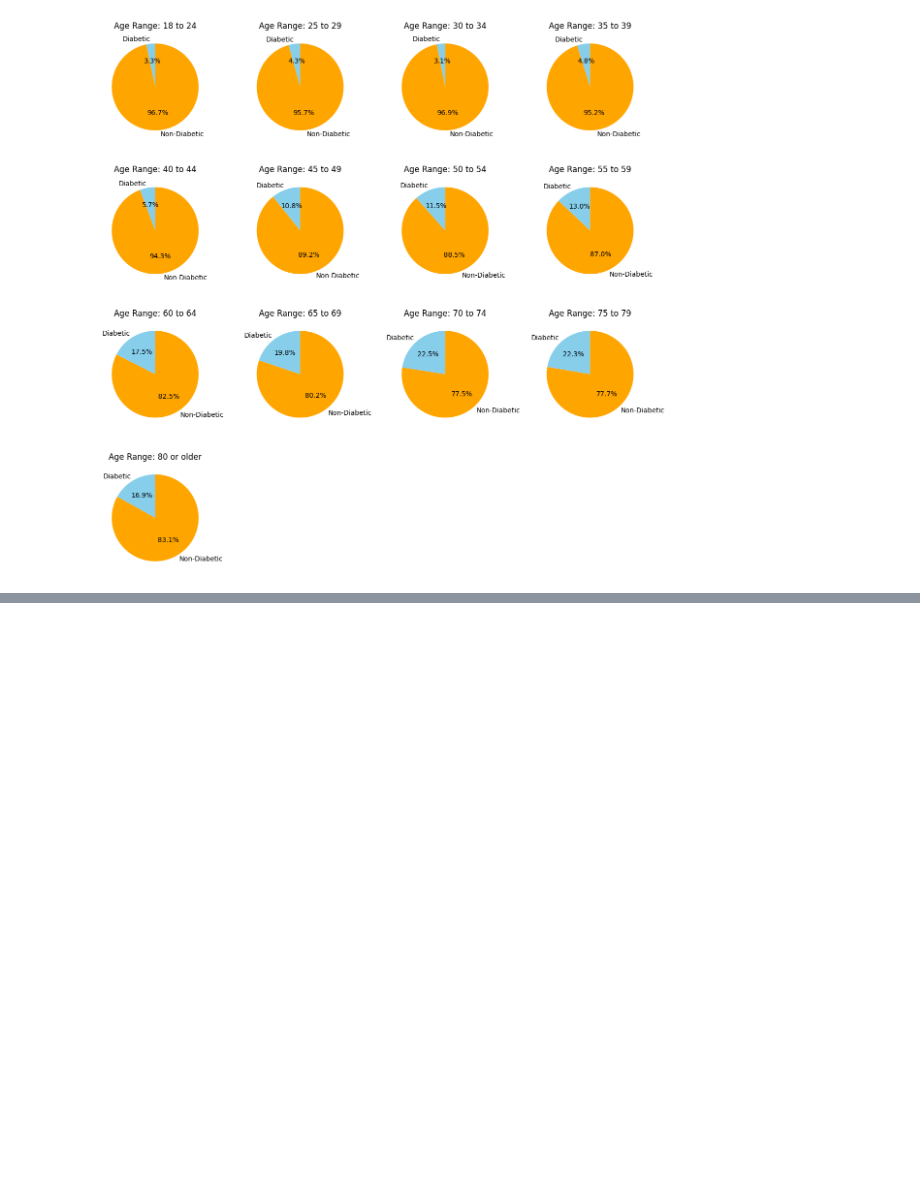
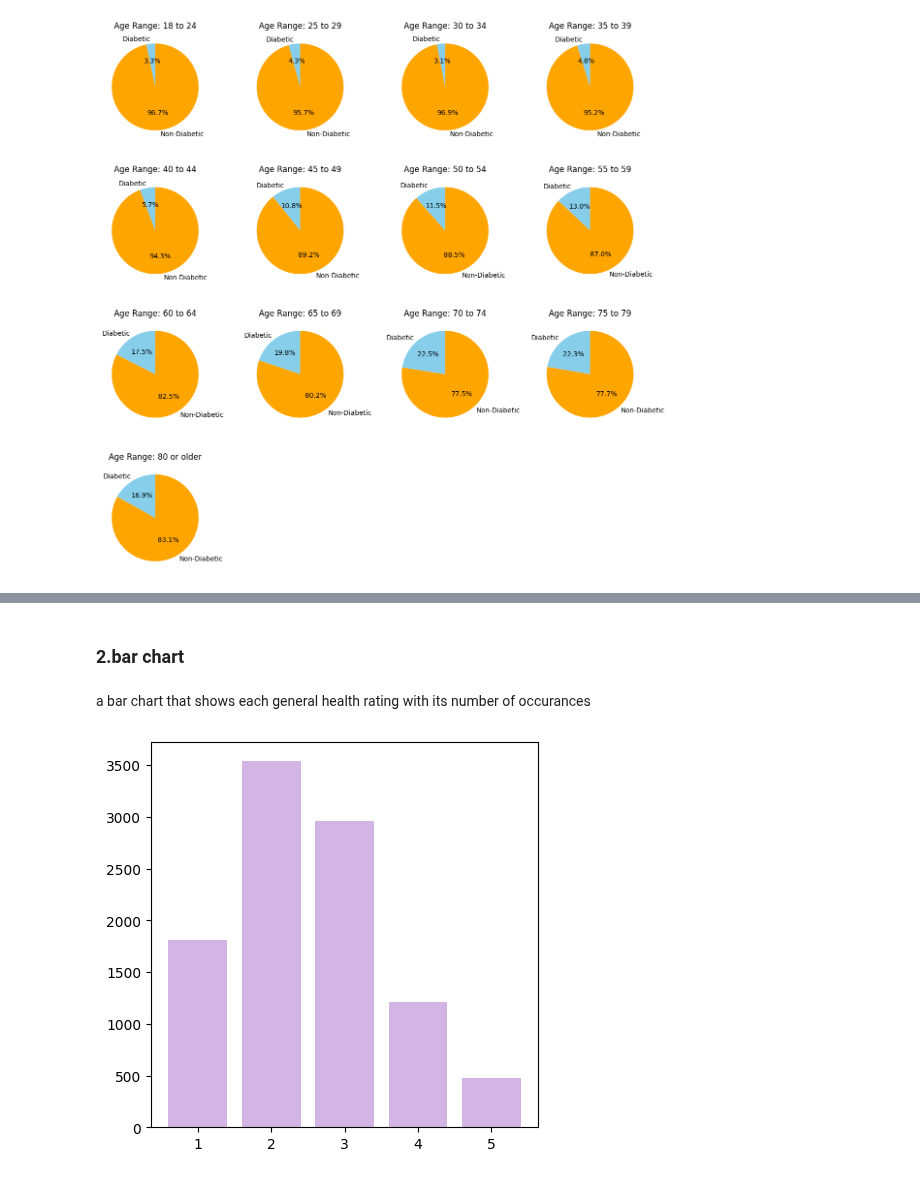
Before and after one commit to amjadAwad95/diabetes-prediction, a Jupyter notebook: src/EDA.ipynb, the cells around one changed output, grey strips where cells are left out. Cells and saved outputs as stored; diff of their text form; code cells hidden in the pictures; blank space fills up the shorter version.

```diff
--- a/src/EDA.ipynb
+++ b/src/EDA.ipynb
@@ -185,0 +237,11 @@ plt.show()
+# %% [markdown]
+### 2.bar chart
+# %% [markdown]
+a bar chart that shows each general health rating with its number of occurances
+# %%
+
+gen_hlth_counts = diabetes_train_dataframe["GenHlth"].value_counts().sort_index()
+plt.bar(gen_hlth_counts.index, gen_hlth_counts, color=colors[1])
+plt.show()
+# %% [output]
+[figure, added]
```
Also changed, not shown: parts of 17 cells of this notebook.
